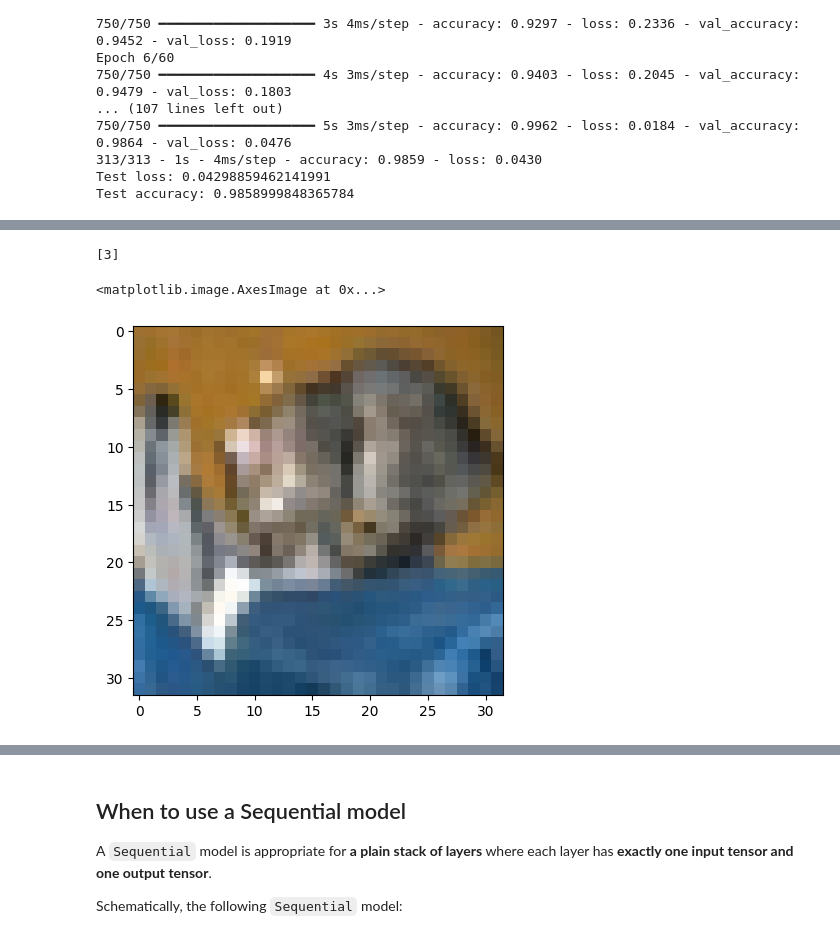
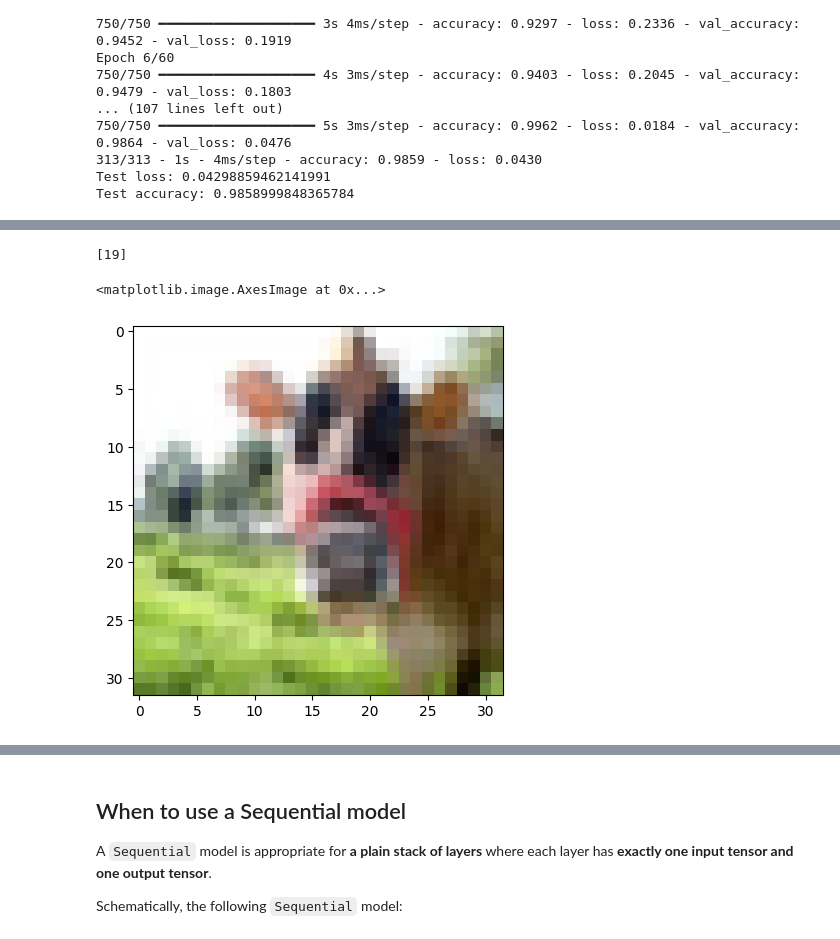
Before and after one commit to kartoone/cosc470, a Jupyter notebook: keras/sequential_model.ipynb, the cells around one changed output, grey strips where cells are left out. Saved outputs shown, nothing was run; the diff lists cells and outputs as text; code cells hidden in the pictures.

```diff
--- a/keras/sequential_model.ipynb
+++ b/keras/sequential_model.ipynb
@@ -151,7 +151,7 @@ Test accuracy: 0.9858999848365784
 # %%
 import keras
 # https://keras.io/api/datasets/cifar10/
-(x_train, y_train), (x_test, y_test) = keras.datasets.cifar10.load_data()
+(x_train, y_train), (x_test, y_test) = keras.datasets.cifar100.load_data()
 x_train = x_train.astype("float32") / 255
 x_test = x_test.astype("float32") / 255
 assert x_train.shape == (50000, 32, 32, 3)
@@ -161,12 +164,12 @@ assert y_test.shape == (10000, 1)
 # %%
 import numpy as np
 import matplotlib.pyplot as plt
 
-print(y_test[0])
-plt.imshow(x_test[0])
+print(y_train[0])
+plt.imshow(x_train[0])
 # %% [output]
-[3]
+[19]
 <matplotlib.image.AxesImage at 0x...>
-[figure, old version]
+[figure, new version]
 # %%
 from keras import layers
```
Also changed, not shown: parts of 3 cells of this notebook.
